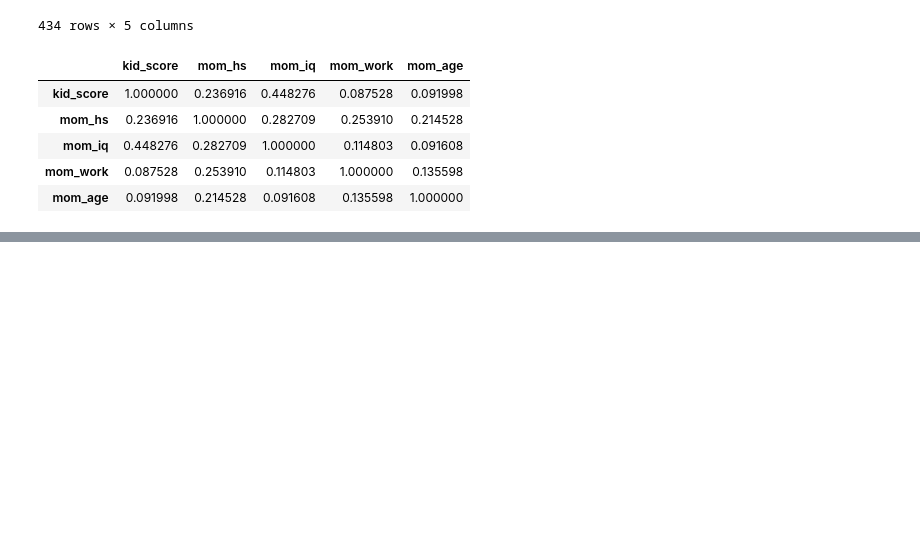
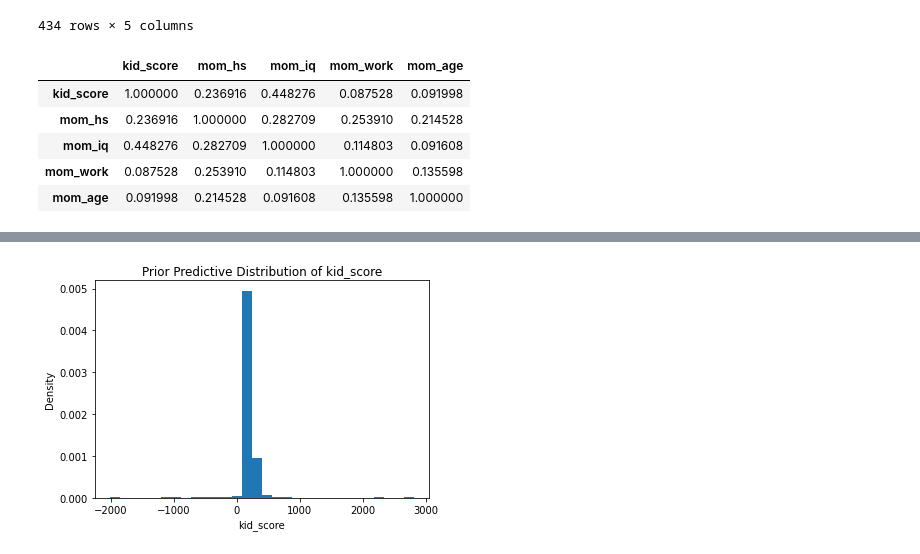
Before and after one commit to Sylwiam12/kidiq, a Jupyter notebook: kid_iq_FULL.ipynb, the cells around one changed output, grey strips where cells are left out. Saved outputs shown, nothing was run; the diff lists cells and outputs as text; code cells hidden in the pictures; blank space fills up the shorter version.

Commit message:
models

```diff
--- a/kid_iq_FULL.ipynb
+++ b/kid_iq_FULL.ipynb
@@ -74,0 +76,11 @@ plt.show()
+# %%
+from cmdstanpy import CmdStanModel
+R = 1000
+model_1=CmdStanModel(stan_file='prior1.stan')
+#sampling
+model_1_samp = model_1.sample(data = {'N': df.shape[0], 'mom_iq': df["mom_iq"].values},
+                     iter_sampling=R,
+                     iter_warmup=1,
+                     chains=1,
+                     fixed_param=True,
+                     seed=2904,refresh=R)
@@ -74,0 +133,3 @@ plt.show()
+# %%
+yields_pred_prior = model_1_samp.stan_variable("kid_score")
+yields_pred_prior_means = np.mean(yields_pred_prior, axis=0)
@@ -74,0 +176,8 @@ plt.show()
+# %%
+plt.hist(yields_pred_prior_means, bins=30, density=True)
+plt.title('Prior Predictive Distribution of kid_score')
+plt.xlabel('kid_score')
+plt.ylabel('Density')
+plt.show()
+# %% [output]
+[figure, added]
```
Also changed, not shown: parts of 17 cells of this notebook, 9 other files.
